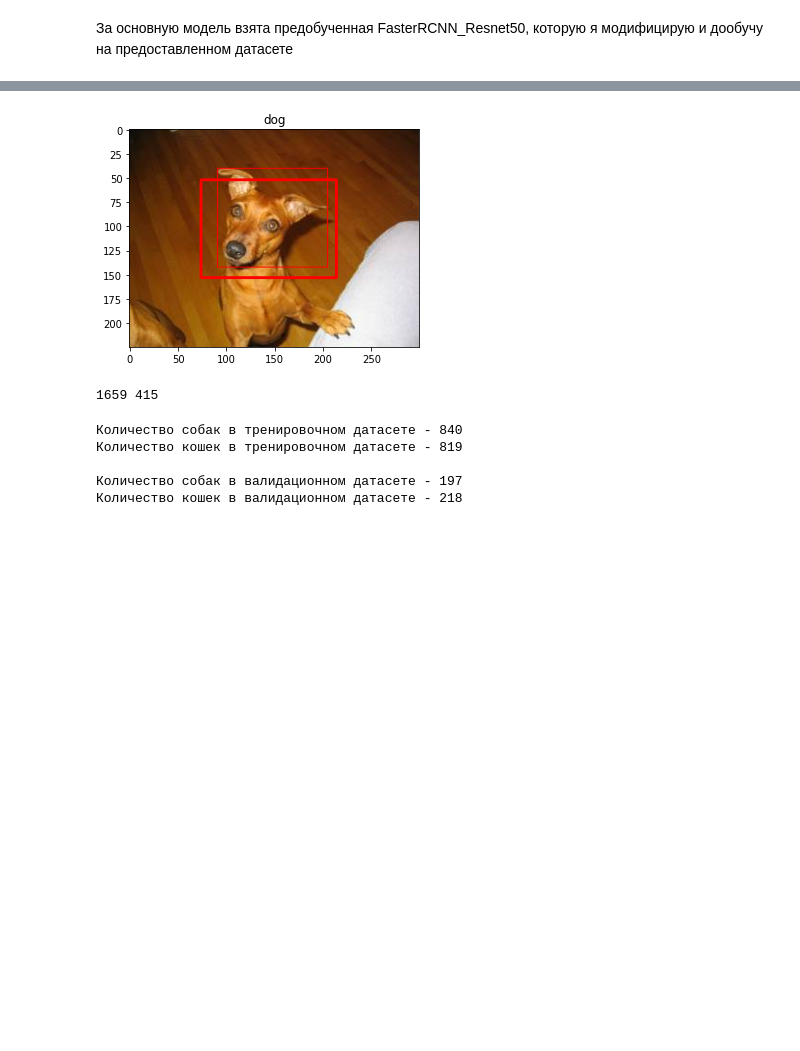
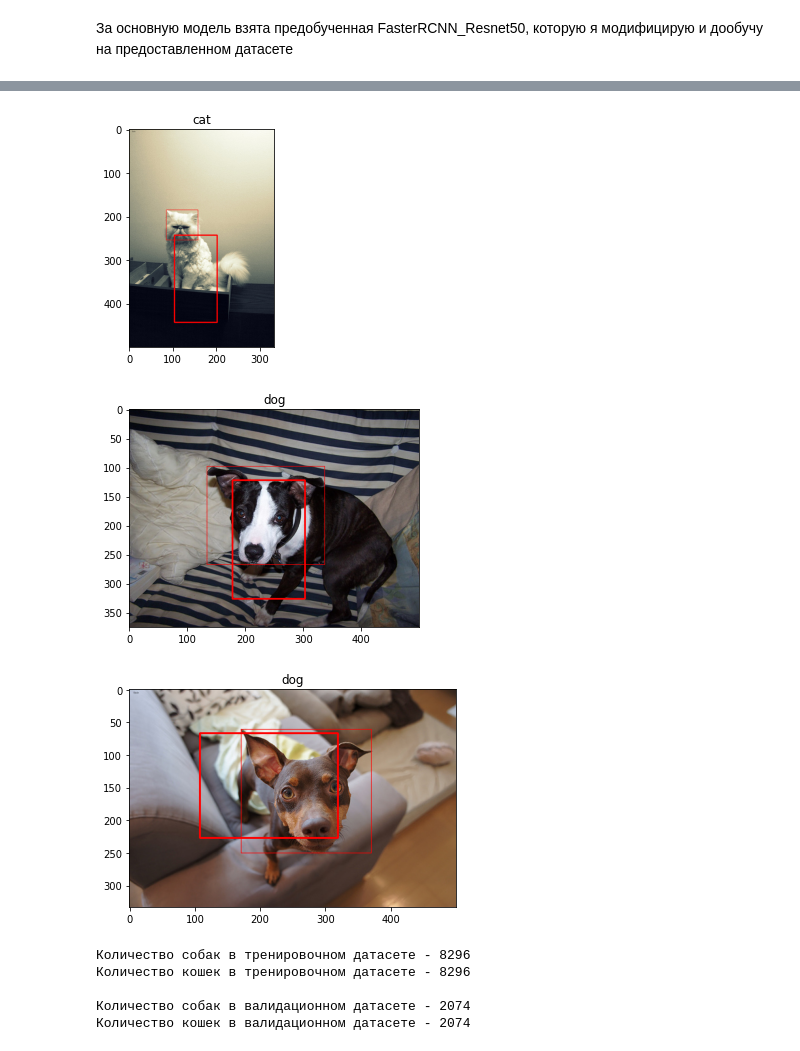
Before and after one commit to AndreyBuynov/Cats_Dogs_Task, a Jupyter notebook: task.ipynb, the cells around one changed output, grey strips where cells are left out. Cells and saved outputs as stored; diff of their text form; code cells hidden in the pictures; blank space fills up the shorter version.

```diff
--- a/task.ipynb
+++ b/task.ipynb
@@ -219,38 +235,50 @@ print(f"Размер тренировочного сета : {train_idx}, вал
-# %%
-show_random_pict_(cats_dogs_data, my_model, val_idx)
-# %% [output]
-[figure, removed]
+# %%
+# посмотрим случайные картинки из валидационного датасета
+for i in range(3):
+    show_random_pict(cats_dogs_data, my_model, val_idx)
+# %% [output]
+[figure, added]
+[figure, added]
+[figure, added]
 # %%
-# Уменьшу количество собак в случайном порядке, чтоб их количество равнялось количеству котов
-new_idx = np.random.choice(cats_dogs_data[cats_dogs_data.target == 0].idx,
-                           size=len(cats_dogs_data[cats_dogs_data.target == 1].idx))
-new_idx = list(new_idx)
-new_idx.extend(cats_dogs_data[cats_dogs_data.target == 1].idx)
+# Увеличу датасет за счет случайно выборки собак в том же количестве что и кошек и продублирую это 10 раз
+# Бороться с переобучением буду с помощью аугментации
+df_list = []
+for i in range(10):
+    new_idx = np.random.choice(cats_dogs_data[cats_dogs_data.target == 0].idx,
+                               size=len(cats_dogs_data[cats_dogs_data.target == 1].idx))
+    new_idx = list(new_idx)
+    new_idx.extend(cats_dogs_data[cats_dogs_data.target == 1].idx)
+    df_list.append(cats_dogs_data.loc[new_idx])
 
-X = cats_dogs_data.loc[new_idx].idx
-y = cats_dogs_data.loc[new_idx].target
+new_df = pd.concat(df_list, ignore_index=True)
+new_df.idx = range(len(new_df))
+#new_df.reset_index(col_fill = 'idx', inplace = True, drop=True)
 
-train_idx, val_idx, _, _ = train_test_split(X, y, test_size = 0.2)
+X_new = new_df.idx
+y_new = new_df.target
 
-train_loader = DataLoader(train_dataset, batch_size = 64, sampler = train_idx, collate_fn = collate_fn)
-valid_loader =  DataLoader(train_dataset, batch_size = 64, sampler = val_idx, collate_fn = collate_fn)
+train_idx_new, val_idx_new, _, _ = train_test_split(X_new, y_new, test_size = 0.2, stratify = y_new)
+
+train_dataset_new = Cats_and_Dogs(new_df)
+
+train_loader_new = DataLoader(train_dataset_new, batch_size = 64, sampler = train_idx_new, collate_fn = collate_fn)
+valid_loader_new =  DataLoader(train_dataset_new, batch_size = 64, sampler = val_idx_new, collate_fn = collate_fn)
-# %% [output]
-1659 415
 # %%
 #Можно посмотреть как разбились классы теперь
 print('Количество собак в тренировочном датасете - {}'.format(
-      len(cats_dogs_data.loc[train_idx][cats_dogs_data.target == 0])))
+      len(new_df.loc[train_idx_new][new_df.target == 0])))
 print('Количество кошек в тренировочном датасете - {}'.format(
-      len(cats_dogs_data.loc[train_idx][cats_dogs_data.target == 1])))
+      len(new_df.loc[train_idx_new][new_df.target == 1])))
 print()
 print('Количество собак в валидационном датасете - {}'.format(
-      len(cats_dogs_data.loc[val_idx][cats_dogs_data.target == 0])))
+      len(new_df.loc[val_idx_new][new_df.target == 0])))
 print('Количество кошек в валидационном датасете - {}'.format(
-      len(cats_dogs_data.loc[val_idx][cats_dogs_data.target == 1])))
+      len(new_df.loc[val_idx_new][new_df.target == 1])))
 # %% [output]
-Количество собак в тренировочном датасете - 840
-Количество кошек в тренировочном датасете - 819
+Количество собак в тренировочном датасете - 8296
+Количество кошек в тренировочном датасете - 8296
 
-Количество собак в валидационном датасете - 197
-Количество кошек в валидационном датасете - 218
+Количество собак в валидационном датасете - 2074
+Количество кошек в валидационном датасете - 2074
 # %%
```
Also changed, not shown: parts of 9 cells of this notebook, 1 other file.
